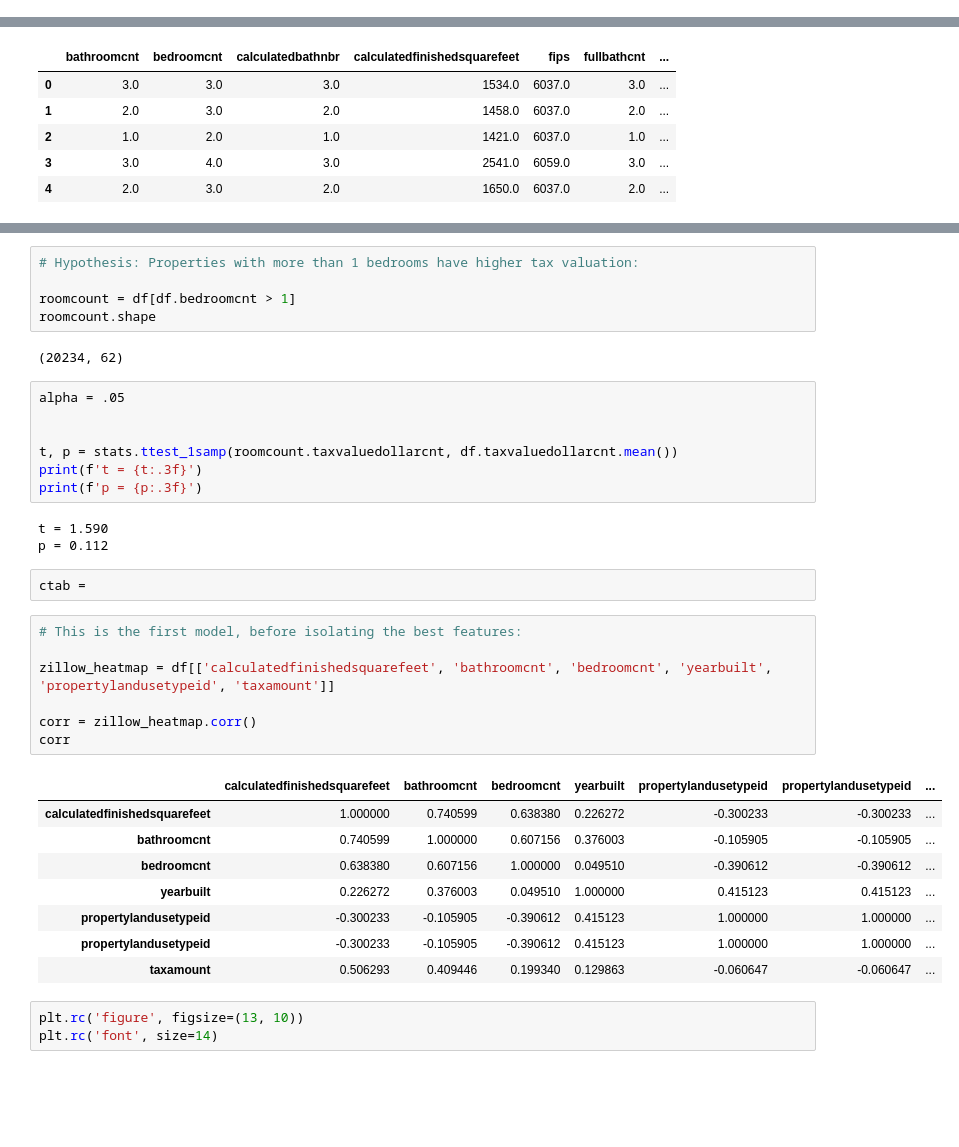
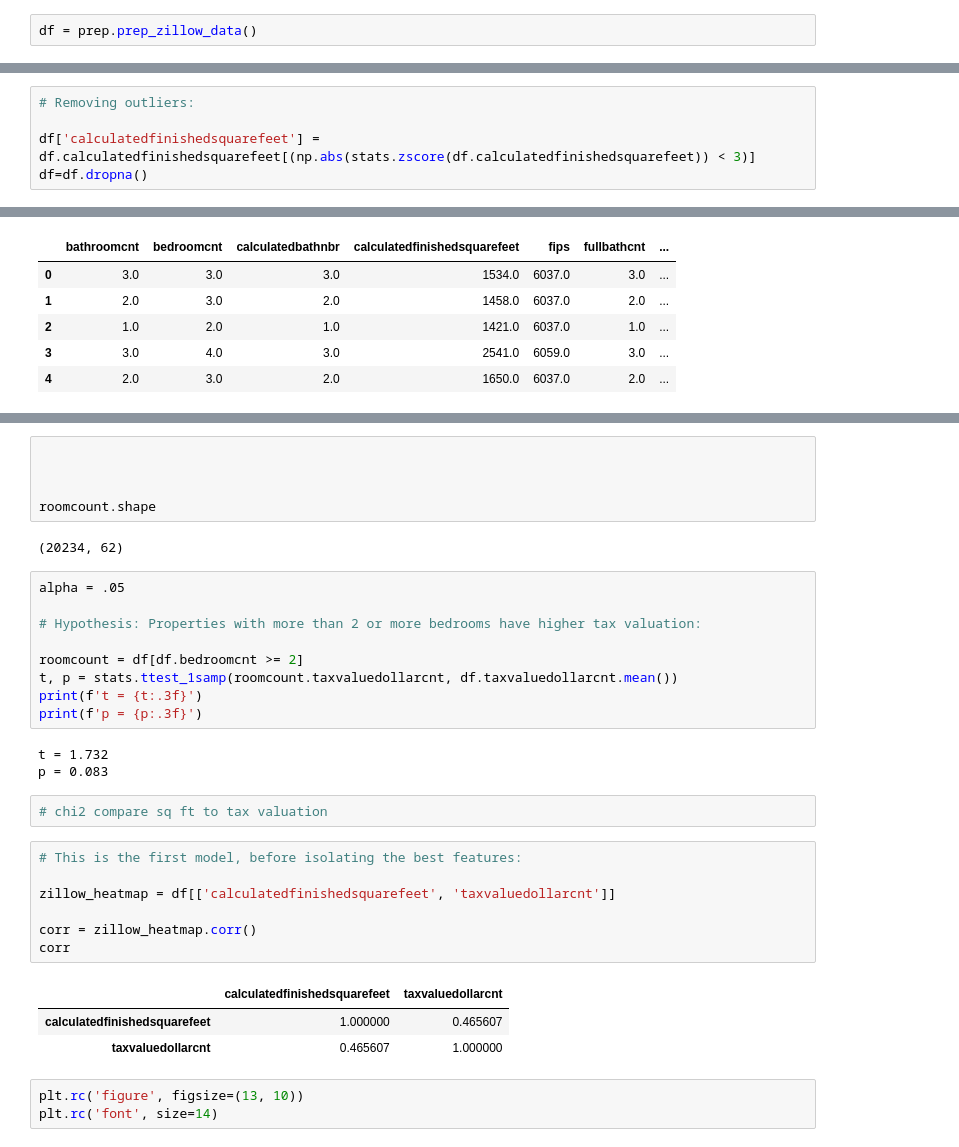
Before and after one commit to AAranda10/regression_project, a Jupyter notebook: luke_acquire_prep_explore.ipynb, the cells around one changed output, grey strips where cells are left out. Cells and saved outputs as stored; diff of their text form; blank space fills up the shorter version.

```diff
--- a/luke_acquire_prep_explore.ipynb
+++ b/luke_acquire_prep_explore.ipynb
@@ -372,3 +372,5 @@ NameError: name 'luke_wrangle' is not defined
 ## Exploration
 # %%
 # Looking for variables that may have significance for our model...
+# %%
+df = prep.prep_zillow_data()
@@ -375,3 +386,8 @@ NameError: name 'luke_wrangle' is not defined
+# %%
+# Removing outliers:
+
+df['calculatedfinishedsquarefeet'] = df.calculatedfinishedsquarefeet[(np.abs(stats.zscore(df.calculatedfinishedsquarefeet)) < 3)]
+df=df.dropna()
 # %%
 df.head()
 # %% [output]
@@ -397,38 +413,35 @@ squareft.shape
+# %%
+
+
+
+roomcount.shape
+# %% [output]
+(20234, 62)
 # %%
-# Hypothesis: Properties with more than 1 bedrooms have higher tax valuation:
+alpha = .05
 
-roomcount = df[df.bedroomcnt > 1]
-roomcount.shape
+# Hypothesis: Properties with more than 2 or more bedrooms have higher tax valuation:
+
+roomcount = df[df.bedroomcnt >= 2]
+t, p = stats.ttest_1samp(roomcount.taxvaluedollarcnt, df.taxvaluedollarcnt.mean())
+print(f't = {t:.3f}')
+print(f'p = {p:.3f}')
 # %% [output]
-(20234, 62)
+t = 1.732
+p = 0.083
-# %%
-alpha = .05
-
-
-t, p = stats.ttest_1samp(roomcount.taxvaluedollarcnt, df.taxvaluedollarcnt.mean())
-print(f't = {t:.3f}')
-print(f'p = {p:.3f}')
-# %% [output]
-t = 1.590
-p = 0.112
-# %%
-ctab =
+# %%
+# chi2 compare sq ft to tax valuation
 # %%
 # This is the first model, before isolating the best features:
 
-zillow_heatmap = df[['calculatedfinishedsquarefeet', 'bathroomcnt', 'bedroomcnt', 'yearbuilt', 'propertylandusetypeid', 'taxamount']]
+zillow_heatmap = df[['calculatedfinishedsquarefeet', 'taxvaluedollarcnt']]
 
 corr = zillow_heatmap.corr()
 corr
 # %% [output]
-|  | calculatedfinishedsquarefeet | bathroomcnt | bedroomcnt | yearbuilt | propertylandusetypeid | propertylandusetypeid | ... |
-| calculatedfinishedsquarefeet | 1.000000 | 0.740599 | 0.638380 | 0.226272 | -0.300233 | -0.300233 | ... |
-| bathroomcnt | 0.740599 | 1.000000 | 0.607156 | 0.376003 | -0.105905 | -0.105905 | ... |
-| bedroomcnt | 0.638380 | 0.607156 | 1.000000 | 0.049510 | -0.390612 | -0.390612 | ... |
-| yearbuilt | 0.226272 | 0.376003 | 0.049510 | 1.000000 | 0.415123 | 0.415123 | ... |
-| propertylandusetypeid | -0.300233 | -0.105905 | -0.390612 | 0.415123 | 1.000000 | 1.000000 | ... |
-| propertylandusetypeid | -0.300233 | -0.105905 | -0.390612 | 0.415123 | 1.000000 | 1.000000 | ... |
-| taxamount | 0.506293 | 0.409446 | 0.199340 | 0.129863 | -0.060647 | -0.060647 | ... |
+|  | calculatedfinishedsquarefeet | taxvaluedollarcnt |
+| calculatedfinishedsquarefeet | 1.000000 | 0.465607 |
+| taxvaluedollarcnt | 0.465607 | 1.000000 |
 # %%
 plt.rc('figure', figsize=(13, 10))
 plt.rc('font', size=14)
```
Also changed, not shown: parts of 6 cells of this notebook, 1 other file.
